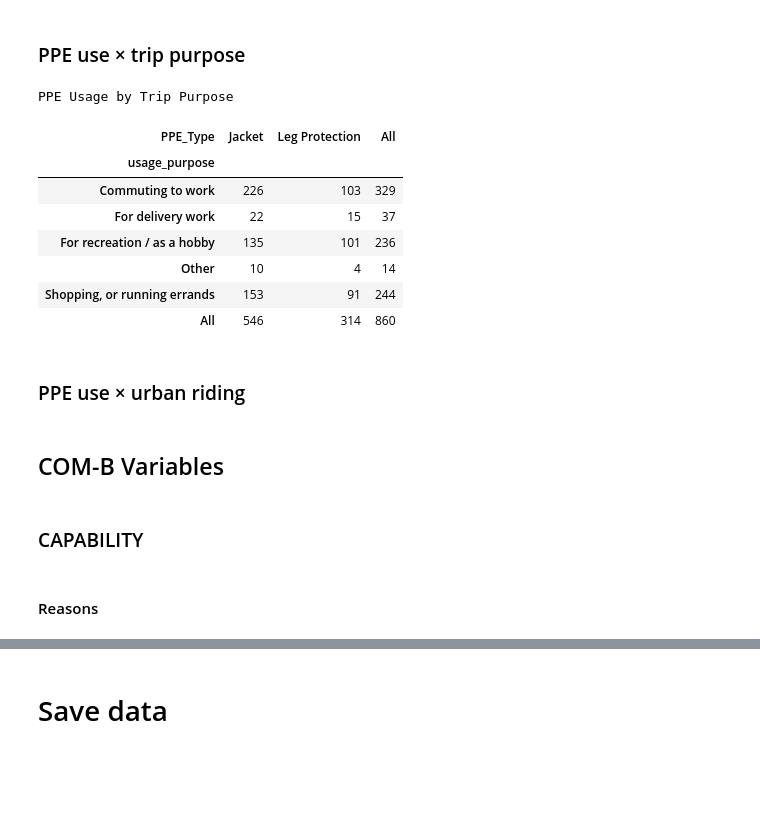
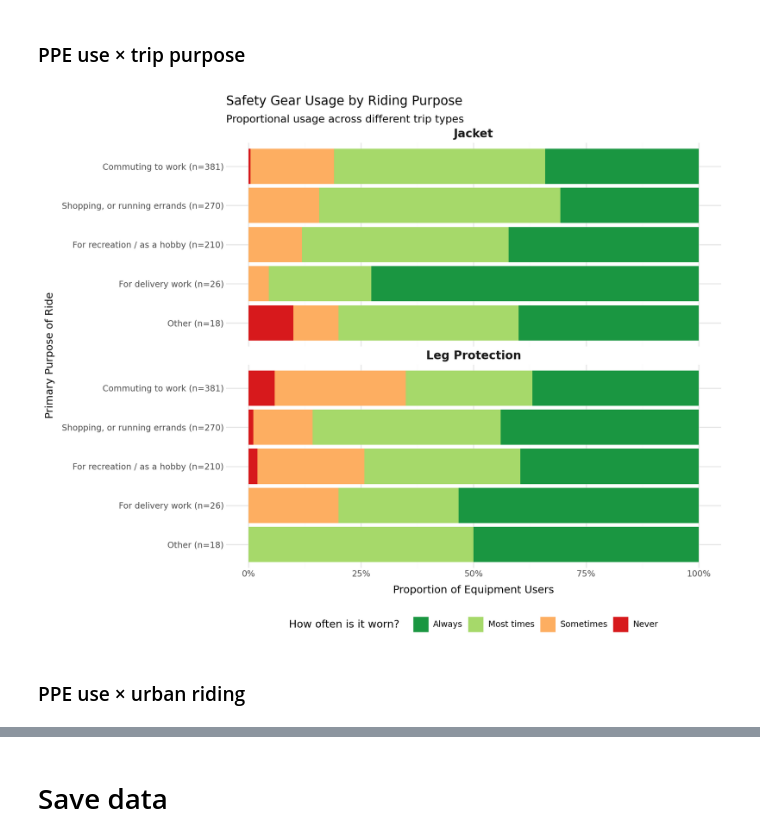
Before and after one commit to IMPROVA-RoadSafety/Motocycle_analysis, a Jupyter notebook: notebooks/02_explore_motocycle_profiles.ipynb, the cells around one changed output, grey strips where cells are left out. Cells and saved outputs as stored; diff of their text form; code cells hidden in the pictures; blank space fills up the shorter version.

```diff
--- a/notebooks/02_explore_motocycle_profiles.ipynb
+++ b/notebooks/02_explore_motocycle_profiles.ipynb
@@ -551,42 +701,70 @@ plot
 # %% [markdown]
 ### PPE use × trip purpose
 # %%
-# 1. Extract trip purpose and PPE columns
+import pandas as pd
+from plotnine import *
+
+# 1. Define the order for Safety Usage
+# (Purpose doesn't have a natural sequence, so we'll use value_counts later)
+safety_order = ["Always", "Most times", "Sometimes", "Never"]
+
+# 2. Reshape and Filter
+# We use 'usage_purpose' as the base now
 ppe_purpose_df = (
     motocycle_df.melt(
         id_vars=['usage_purpose'],
         value_vars=['use_jacket', 'use_leg_protection'],
         var_name='PPE_Type',
-        value_name='Usage'
+        value_name='Safety_Usage'
     )
-    .dropna(subset=['Usage', 'usage_purpose'])
+    .dropna(subset=['Safety_Usage', 'usage_purpose'])
 )
 
-# 2. Clean PPE labels
+# 3. Apply Categorical Orders
+# For purpose, we'll order it by frequency of the purpose (Commuting first, etc.)
+purpose_counts = motocycle_df['usage_purpose'].value_counts()
+
+# We reverse the list [::-1] so the highest count is at the 'end' of the axis (the top)
+purpose_order = purpose_counts.index.tolist()[::-1]
+
+ppe_purpose_df['usage_purpose'] = pd.Categorical(
+    ppe_purpose_df['usage_purpose'], categories=purpose_order, ordered=True
+)
+# 4. Clean Facet Labels and Create N-labels
 ppe_purpose_df['PPE_Type'] = ppe_purpose_df['PPE_Type'].map({
     'use_jacket': 'Jacket',
     'use_leg_protection': 'Leg Protection'
 })
 
-# 3. Create crosstab
-ppe_purpose_crosstab = pd.crosstab(
-    ppe_purpose_df['usage_purpose'],
-    ppe_purpose_df['PPE_Type'],
-    margins=True
+# Create labels that include the sample size for each purpose
+purpose_labels = {p: f"{p} (n={purpose_counts[p]})" for p in purpose_counts.index}
+
+# 5. Plot
+plot = (
+    ggplot(ppe_purpose_df, aes(x='usage_purpose', fill='Safety_Usage'))
+    + geom_bar(position="fill")
+    + facet_wrap('~PPE_Type', ncol=1)
+    + coord_flip()
+    + scale_x_discrete(labels=purpose_labels)
+    + scale_y_continuous(labels=lambda l: [f"{int(x*100)}%" for x in l])
+    + scale_fill_brewer(type="div", palette="RdYlGn", direction=-1)
+    + labs(
+        title="Safety Gear Usage by Riding Purpose",
+        subtitle="Proportional usage across different trip types",
+        x="Primary Purpose of Ride",
+        y="Proportion of Equipment Users",
+        fill="How often is it worn?"
+    )
+    + theme_minimal()
+    + theme(
+        figure_size=(10, 8),
+        legend_position="bottom",
+        strip_text=element_text(size=12, fontweight='bold'),
+    )
 )
 
-display(ppe_purpose_crosstab.style.format("{:,.0f}").set_caption("PPE Usage by Trip Purpose"))
+plot
 # %% [output]
-PPE Usage by Trip Purpose
-| PPE_Type | Jacket | Leg Protection | All |
-| usage_purpose |  |  |  |
-| Commuting to work | 226 | 103 | 329 |
-| For delivery work | 22 | 15 | 37 |
-| For recreation / as a hobby | 135 | 101 | 236 |
-| Other | 10 | 4 | 14 |
-| Shopping, or running errands | 153 | 91 | 244 |
-| All | 546 | 314 | 860 |
+[figure, added]
 # %% [markdown]
 ### PPE use × urban riding
-# %% [markdown]
-## COM-B Variables
@@ -670,4 +770,0 @@ motocycle_df.rename(columns=survey_attr_map, inplace=True)
-# %% [markdown]
-### CAPABILITY
-# %% [markdown]
-#### Reasons
```
Also changed, not shown: parts of 25 cells of this notebook.
